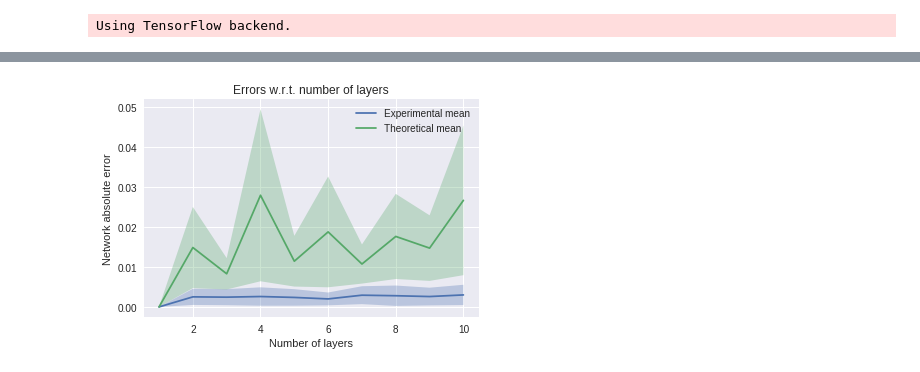
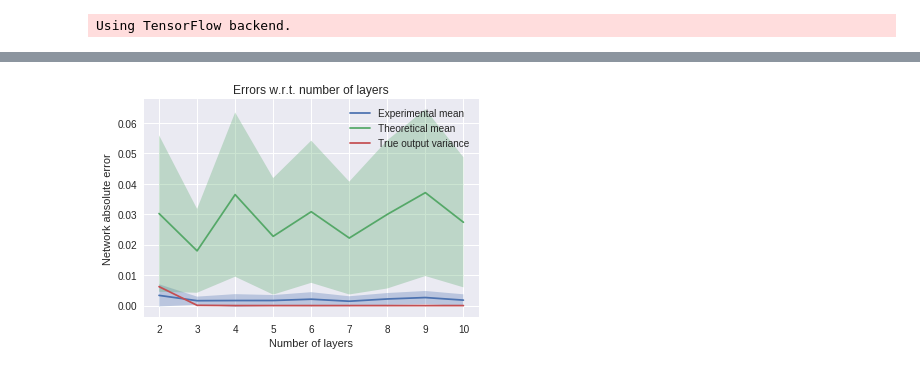
Before and after one commit to LPD-EPFL/nn-fault-tolerance, a Jupyter notebook: DropoutErrorVarianceKerasColab.ipynb, the cells around one changed output, grey strips where cells are left out. Drawn from its saved outputs; the diff is of its cells as text; code cells hidden in the pictures.

Commit message:
Add plot of the variance of true answer

```diff
--- a/DropoutErrorVarianceKerasColab.ipynb
+++ b/DropoutErrorVarianceKerasColab.ipynb
@@ -110,7 +110,7 @@ class Experiment():
     # loop over layers
     for i in range(1, len(self.N)):
       # creating w and b
-      w = np.random.randn(self.N[i - 1], self.N[i]) / (self.N[i - 1])
+      w = np.random.randn(self.N[i - 1], self.N[i]) / (self.N[i - 1]) * 5
       b = np.random.randn(self.N[i]) / self.N[i] ** 2
 
       # adding them to the array
@@ -219,10 +219,20 @@ def run_experiment(L = 3, N = 10, p = 0.1, repetitions = 10000, inputs = 50, K =
 
   # Creating an experiment
   experiment = Experiment([N] * L, [p] * (L - 1), K)
+  #print(experiment.W)
+  #print(experiment.B)
+
+  # Creating input data
+  data = np.random.randn(inputs, N) / K * 10 # TODO: Results in VERY LOW true value variance, How to fix?
+  #data = np.random.randint(-1, 1, size = (inputs, N))
+
+  # Computing true values
+  trues = [experiment.predict_no_dropout(value) for value in data]
+
+  #print(data)
+  #print(trues)
 
   # Running the experiment
-  data = np.random.rand(inputs, N) # TODO: Results in VERY LOW true value variance, How to fix?
-  #data = np.random.randint(-1, 1, size = (inputs, N))
   tqdm_ = tqdm if do_tqdm else (lambda x : x)
   errors = [experiment.get_error(value, repetitions = repetitions) for value in tqdm_(data)]
 
@@ -232,9 +242,6 @@ def run_experiment(L = 3, N = 10, p = 0.1, repetitions = 10000, inputs = 50, K =
   stds = np.std(errors_abs, axis = 1)
   mean_exp = np.max(means)
   std_exp = np.max(stds)
-
-  # Computing true values
-  trues = [experiment.predict_no_dropout(value) for value in data]
 
   # Computing bound values
   mean_bound, std_bound = experiment.get_mean_std_error()
@@ -252,4 +259,4 @@ def run_experiment(L = 3, N = 10, p = 0.1, repetitions = 10000, inputs = 50, K =
     print('Tightness  %.1f%% Std %.1f%%' % (100 * mean_exp / mean_bound, 100 * std_exp / std_bound))
 
   # Returning summary
-  return mean_exp, std_exp, mean_bound, std_bound
+  return mean_exp, std_exp, mean_bound, std_bound, np.std(trues)
@@ -256,17 +277,18 @@ def run_experiment(L = 3, N = 10, p = 0.1, repetitions = 10000, inputs = 50, K =
 # %%
-Ls = range(1, 11)
-results = [run_experiment(inputs = 10, L = L, N = 20, do_tqdm = False, do_plot = False, do_print = False) for L in tqdm(Ls)]
+Ls = range(2, 11)
+results = [run_experiment(inputs = 5, L = L, N = 10, K = 0.01, do_tqdm = False, do_plot = False, do_print = False) for L in tqdm(Ls)]
 # %%
-mean_exp, std_exp, mean_bound, std_bound = [np.array(x) for x in zip(*results)]
+mean_exp, std_exp, mean_bound, std_bound, std_true = [np.array(x) for x in zip(*results)]
 plt.figure()
 plt.title('Errors w.r.t. number of layers')
 plt.xlabel('Number of layers')
 plt.ylabel('Network absolute error')
 plt.plot(Ls, mean_exp, label = 'Experimental mean')
 plt.fill_between(Ls, mean_exp - std_exp, mean_exp + std_exp, alpha = 0.3)
 plt.plot(Ls, mean_bound, label = 'Theoretical mean')
 plt.fill_between(Ls, mean_bound - std_bound, mean_bound + std_bound, alpha = 0.3)
+plt.plot(Ls, std_true, label = 'True output variance')
 plt.legend()
 plt.show()
 # %% [output]
-[figure, old version]
+[figure, new version]
```
Also changed, not shown: parts of 1 cell of this notebook.
